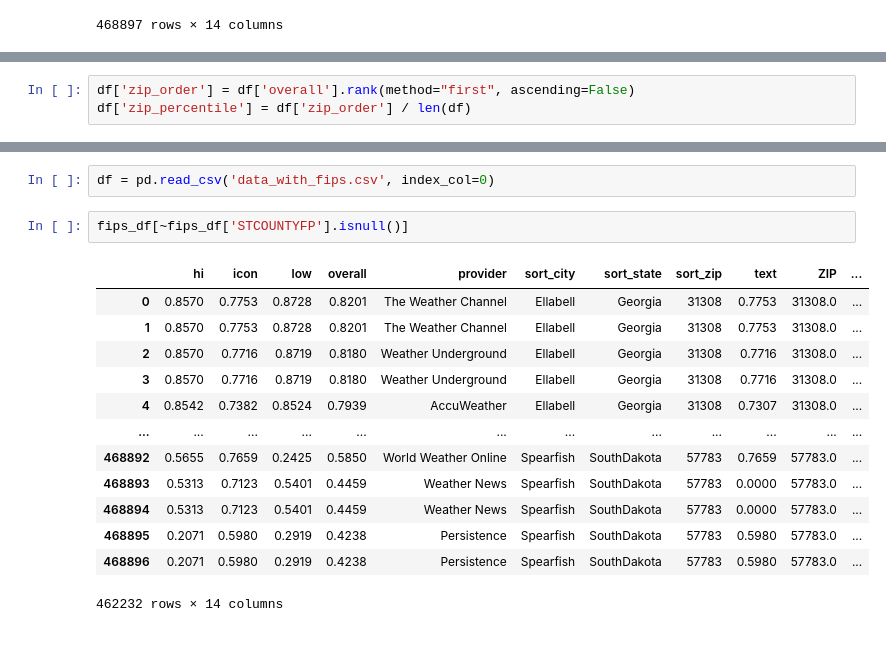
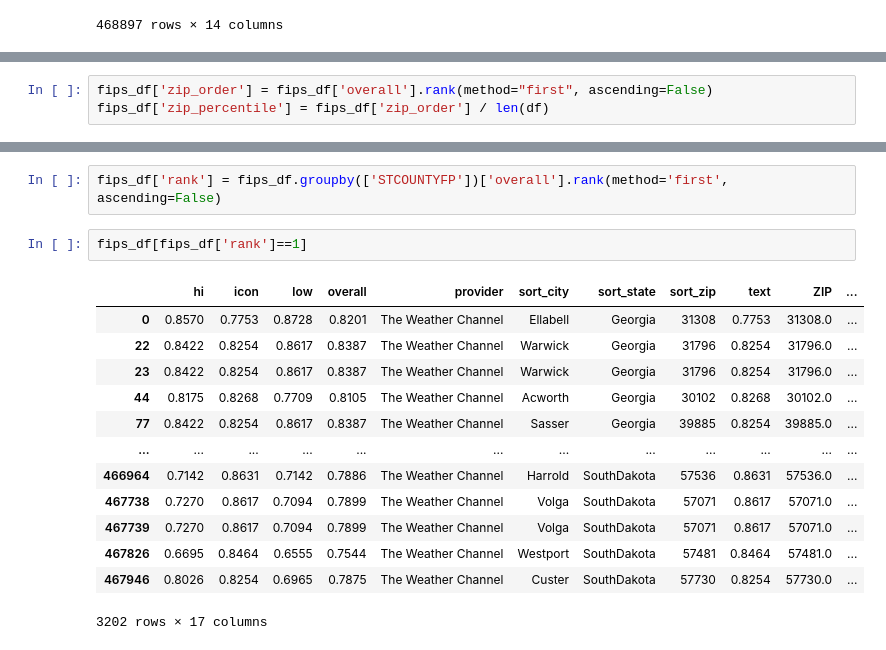
Before and after one commit to mattppal/forecast-accuracy-dnlt, a Jupyter notebook: explore.ipynb, the cells around one changed output, grey strips where cells are left out. Saved outputs shown, nothing was run; the diff lists cells and outputs as text.

```diff
--- a/explore.ipynb
+++ b/explore.ipynb
@@ -51,4 +32,4 @@ Name: overall, Length: 30560, dtype: float64
 # %%
-df['zip_order'] = df['overall'].rank(method="first", ascending=False)
-df['zip_percentile'] = df['zip_order'] / len(df)
+fips_df['zip_order'] = fips_df['overall'].rank(method="first", ascending=False)
+fips_df['zip_percentile'] = fips_df['zip_order'] / len(df)
 # %%
@@ -118,18 +83,18 @@ fips_df[['overall', 'STCOUNTYFP']].groupby(['STCOUNTYFP']).mean().reset_index()
-# %%
-df = pd.read_csv('data_with_fips.csv', index_col=0)
+# %%
+fips_df['rank'] = fips_df.groupby(['STCOUNTYFP'])['overall'].rank(method='first', ascending=False)
 # %%
-fips_df[~fips_df['STCOUNTYFP'].isnull()]
+fips_df[fips_df['rank']==1]
 # %% [output]
 |  | hi | icon | low | overall | provider | sort_city | sort_state | sort_zip | text | ZIP | ... |
 | 0 | 0.8570 | 0.7753 | 0.8728 | 0.8201 | The Weather Channel | Ellabell | Georgia | 31308 | 0.7753 | 31308.0 | ... |
-| 1 | 0.8570 | 0.7753 | 0.8728 | 0.8201 | The Weather Channel | Ellabell | Georgia | 31308 | 0.7753 | 31308.0 | ... |
-| 2 | 0.8570 | 0.7716 | 0.8719 | 0.8180 | Weather Underground | Ellabell | Georgia | 31308 | 0.7716 | 31308.0 | ... |
-| 3 | 0.8570 | 0.7716 | 0.8719 | 0.8180 | Weather Underground | Ellabell | Georgia | 31308 | 0.7716 | 31308.0 | ... |
-| 4 | 0.8542 | 0.7382 | 0.8524 | 0.7939 | AccuWeather | Ellabell | Georgia | 31308 | 0.7307 | 31308.0 | ... |
+| 22 | 0.8422 | 0.8254 | 0.8617 | 0.8387 | The Weather Channel | Warwick | Georgia | 31796 | 0.8254 | 31796.0 | ... |
+| 23 | 0.8422 | 0.8254 | 0.8617 | 0.8387 | The Weather Channel | Warwick | Georgia | 31796 | 0.8254 | 31796.0 | ... |
+| 44 | 0.8175 | 0.8268 | 0.7709 | 0.8105 | The Weather Channel | Acworth | Georgia | 30102 | 0.8268 | 30102.0 | ... |
+| 77 | 0.8422 | 0.8254 | 0.8617 | 0.8387 | The Weather Channel | Sasser | Georgia | 39885 | 0.8254 | 39885.0 | ... |
 | ... | ... | ... | ... | ... | ... | ... | ... | ... | ... | ... | ... |
-| 468892 | 0.5655 | 0.7659 | 0.2425 | 0.5850 | World Weather Online | Spearfish | SouthDakota | 57783 | 0.7659 | 57783.0 | ... |
-| 468893 | 0.5313 | 0.7123 | 0.5401 | 0.4459 | Weather News | Spearfish | SouthDakota | 57783 | 0.0000 | 57783.0 | ... |
-| 468894 | 0.5313 | 0.7123 | 0.5401 | 0.4459 | Weather News | Spearfish | SouthDakota | 57783 | 0.0000 | 57783.0 | ... |
-| 468895 | 0.2071 | 0.5980 | 0.2919 | 0.4238 | Persistence | Spearfish | SouthDakota | 57783 | 0.5980 | 57783.0 | ... |
-| 468896 | 0.2071 | 0.5980 | 0.2919 | 0.4238 | Persistence | Spearfish | SouthDakota | 57783 | 0.5980 | 57783.0 | ... |
+| 466964 | 0.7142 | 0.8631 | 0.7142 | 0.7886 | The Weather Channel | Harrold | SouthDakota | 57536 | 0.8631 | 57536.0 | ... |
+| 467738 | 0.7270 | 0.8617 | 0.7094 | 0.7899 | The Weather Channel | Volga | SouthDakota | 57071 | 0.8617 | 57071.0 | ... |
+| 467739 | 0.7270 | 0.8617 | 0.7094 | 0.7899 | The Weather Channel | Volga | SouthDakota | 57071 | 0.8617 | 57071.0 | ... |
+| 467826 | 0.6695 | 0.8464 | 0.6555 | 0.7544 | The Weather Channel | Westport | SouthDakota | 57481 | 0.8464 | 57481.0 | ... |
+| 467946 | 0.8026 | 0.8254 | 0.6965 | 0.7875 | The Weather Channel | Custer | SouthDakota | 57730 | 0.8254 | 57730.0 | ... |
-462232 rows × 14 columns
+3202 rows × 17 columns
```
Also changed, not shown: parts of 8 cells of this notebook, 1 other file.
